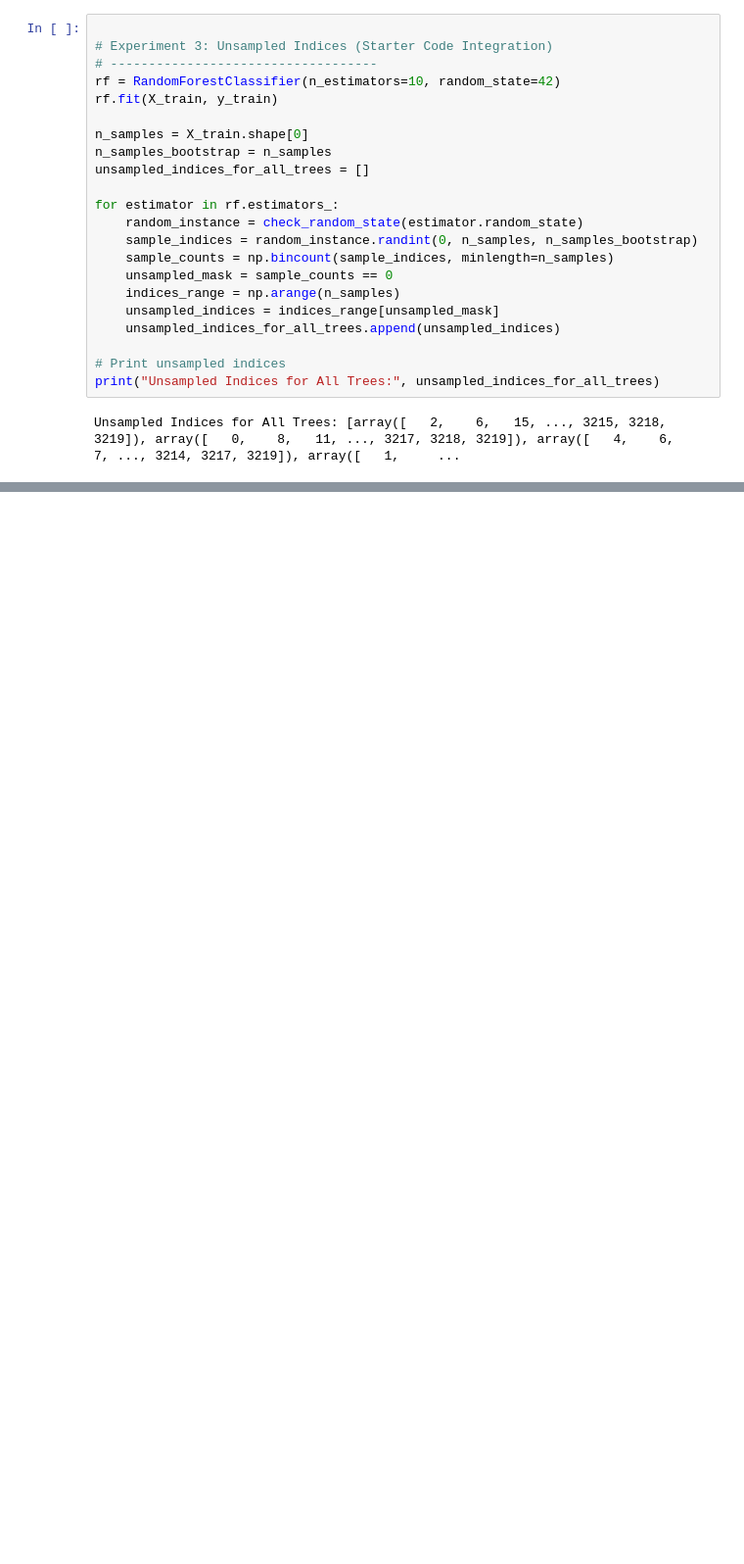
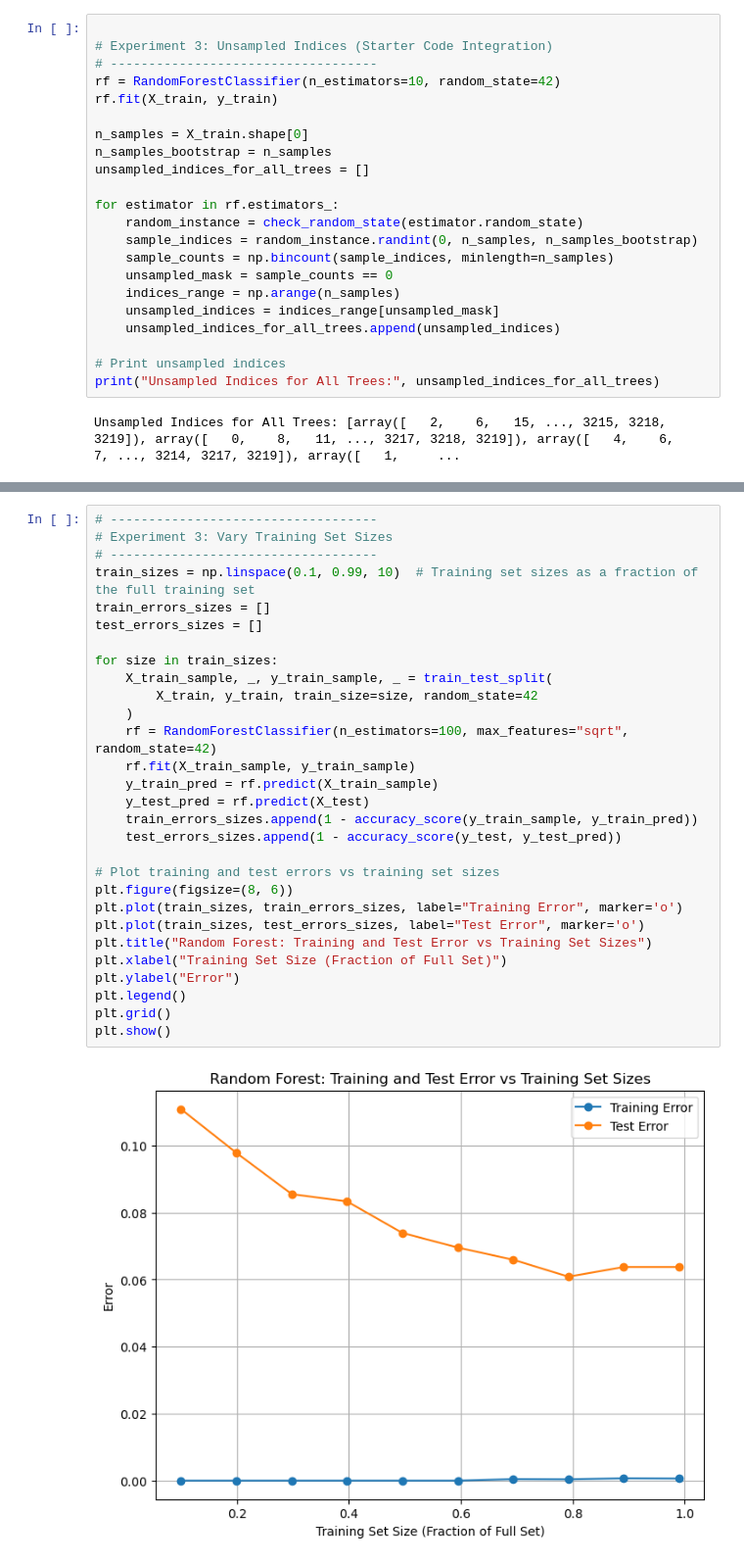
Before and after one commit to ranveerdhir/ML, a Jupyter notebook: Data mining/Random_forest.ipynb, the cells around one changed output, grey strips where cells are left out. Shown at 98% size. Cells and saved outputs as stored; diff of their text form; blank space fills up the shorter version.

```diff
--- a/Data mining/Random_forest.ipynb
+++ b/Data mining/Random_forest.ipynb
@@ -133,0 +150,31 @@ NameError: name 'X_train' is not defined
+# %%
+# -----------------------------------
+# Experiment 3: Vary Training Set Sizes
+# -----------------------------------
+train_sizes = np.linspace(0.1, 0.99, 10)  # Training set sizes as a fraction of the full training set
+train_errors_sizes = []
+test_errors_sizes = []
+
+for size in train_sizes:
+    X_train_sample, _, y_train_sample, _ = train_test_split(
+        X_train, y_train, train_size=size, random_state=42
+    )
+    rf = RandomForestClassifier(n_estimators=100, max_features="sqrt", random_state=42)
+    rf.fit(X_train_sample, y_train_sample)
+    y_train_pred = rf.predict(X_train_sample)
+    y_test_pred = rf.predict(X_test)
+    train_errors_sizes.append(1 - accuracy_score(y_train_sample, y_train_pred))
+    test_errors_sizes.append(1 - accuracy_score(y_test, y_test_pred))
+
+# Plot training and test errors vs training set sizes
+plt.figure(figsize=(8, 6))
+plt.plot(train_sizes, train_errors_sizes, label="Training Error", marker='o')
+plt.plot(train_sizes, test_errors_sizes, label="Test Error", marker='o')
+plt.title("Random Forest: Training and Test Error vs Training Set Sizes")
+plt.xlabel("Training Set Size (Fraction of Full Set)")
+plt.ylabel("Error")
+plt.legend()
+plt.grid()
+plt.show()
+# %% [output]
+[figure, added]
```
Also changed, not shown: parts of 2 cells of this notebook.
